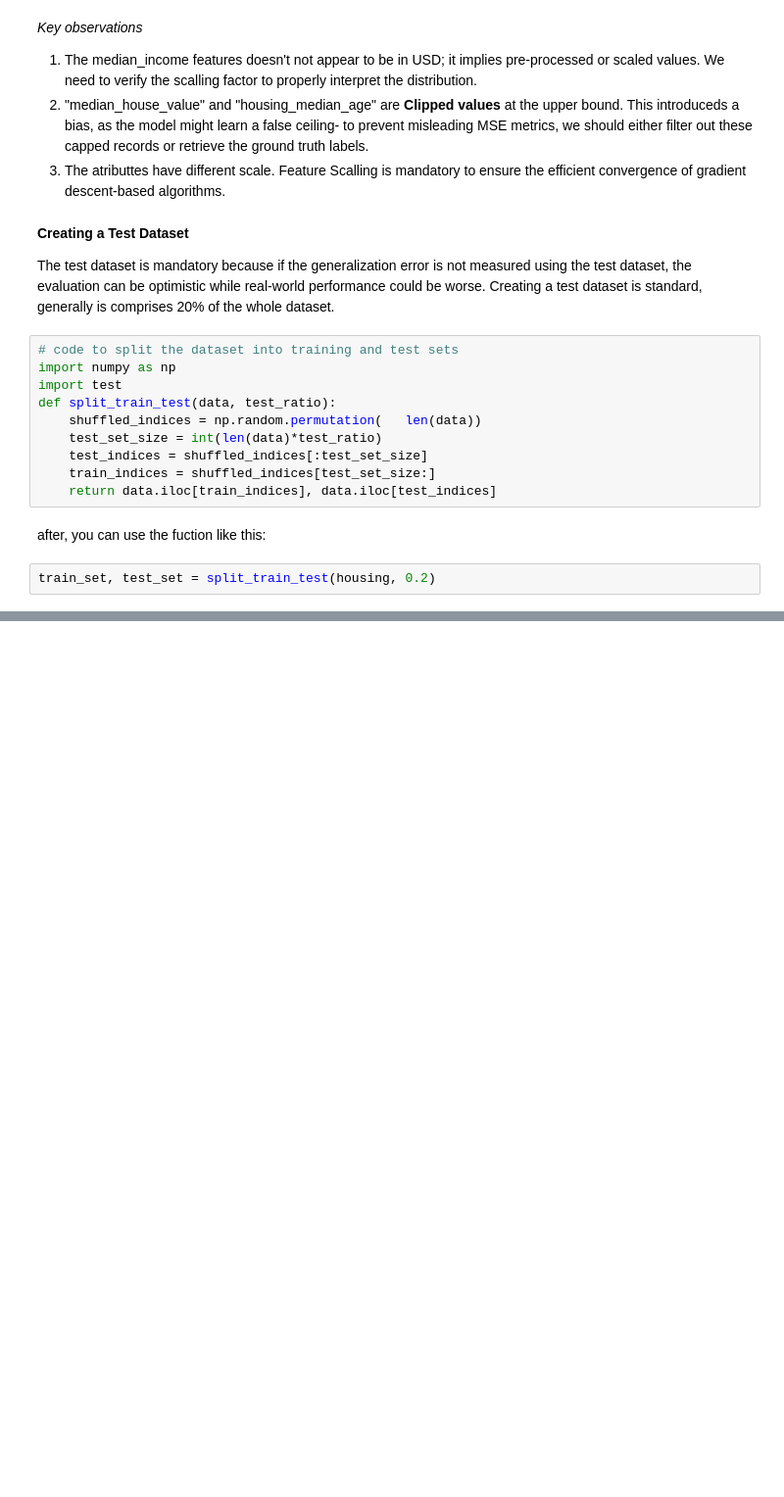
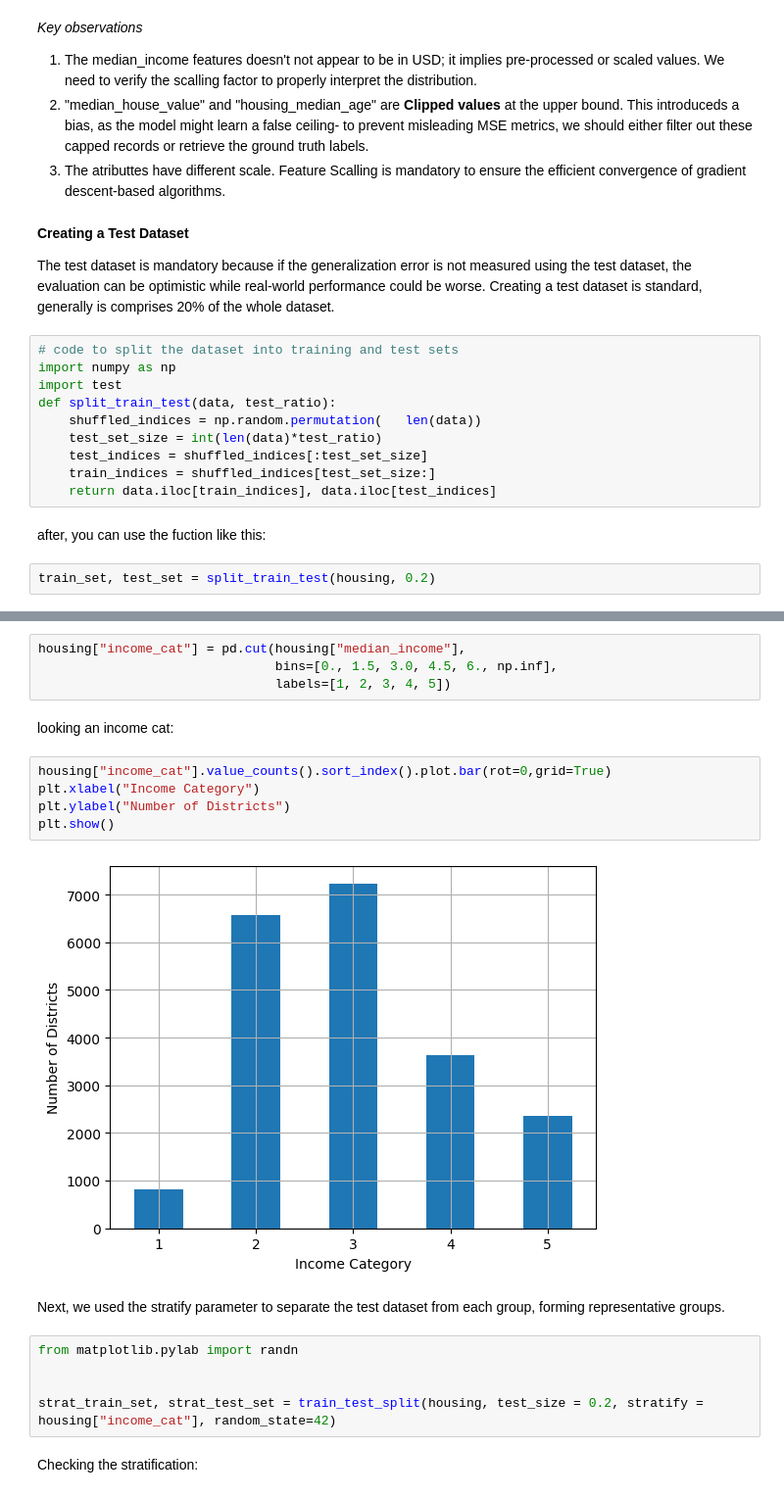
Before and after one commit to CristhianTechAIHub/ml-engineering-path, a Jupyter notebook: 01-handson-ml/cap02-housing-project/notebooks/California_housing_prices.ipynb, the cells around one changed output, grey strips where cells are left out. Shown: that part at 98% size. Cells and saved outputs as stored; diff of their text form; blank space fills up the shorter version.

Commit message:
update: making a test dataset

```diff
--- a/01-handson-ml/cap02-housing-project/notebooks/California_housing_prices.ipynb
+++ b/01-handson-ml/cap02-housing-project/notebooks/California_housing_prices.ipynb
@@ -168,0 +190,22 @@ train_set, test_set = split_train_test(housing, 0.2)
+# %%
+housing["income_cat"] = pd.cut(housing["median_income"],
+                               bins=[0., 1.5, 3.0, 4.5, 6., np.inf],
+                               labels=[1, 2, 3, 4, 5])
+# %% [markdown]
+looking an income cat:
+# %%
+housing["income_cat"].value_counts().sort_index().plot.bar(rot=0,grid=True)
+plt.xlabel("Income Category")
+plt.ylabel("Number of Districts")
+plt.show()
+# %% [output]
+[figure, added]
+# %% [markdown]
+Next, we used the stratify parameter to separate the test dataset from each group, forming representative groups.
+# %%
+from matplotlib.pylab import randn
+
+
+strat_train_set, strat_test_set = train_test_split(housing, test_size = 0.2, stratify = housing["income_cat"], random_state=42)
+# %% [markdown]
+Checking the stratification:
```
Also changed, not shown: parts of 8 cells of this notebook.
